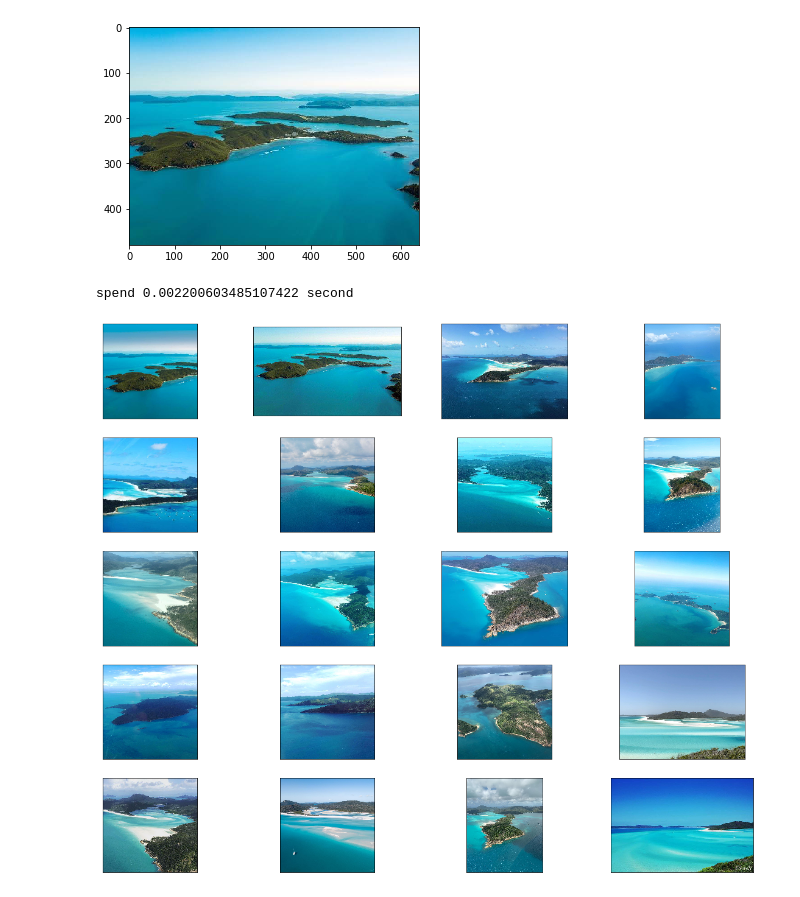
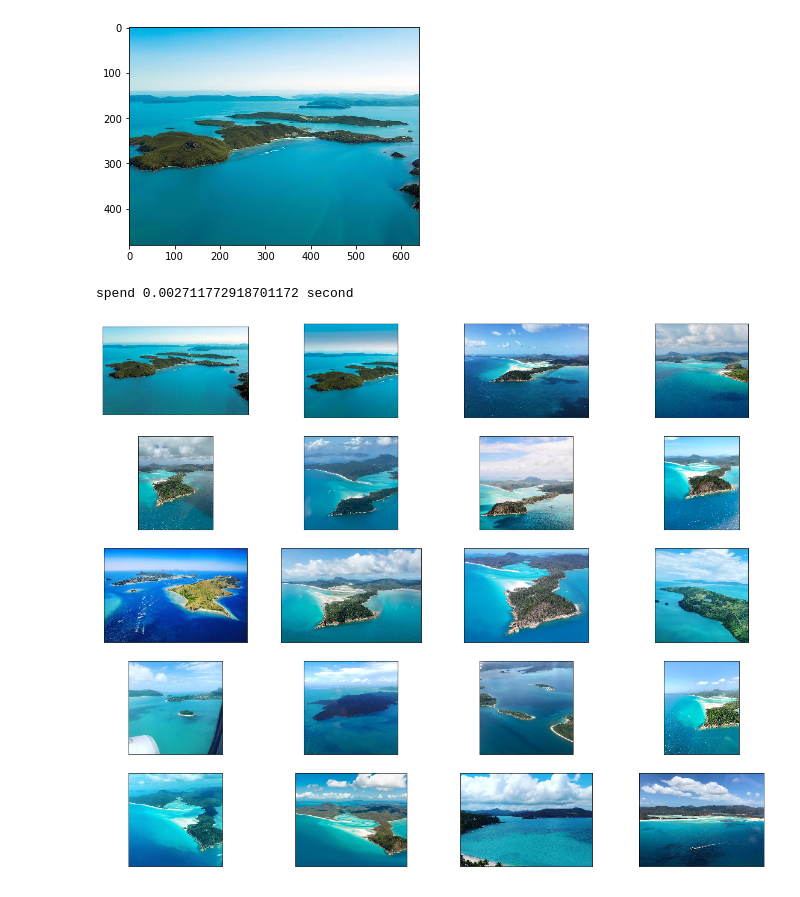
Before and after one commit to mondor/transferlearning-playground, a Jupyter notebook: Annoy.ipynb, the cells around one changed output. Cells and saved outputs as stored; diff of their text form; code cells hidden in the pictures.

```diff
--- a/Annoy.ipynb
+++ b/Annoy.ipynb
@@ -32,0 +26,6 @@ array([0.06972015, 0.11041936, 0.38075703, ..., 0.5695779 , 0.3578882 ,
+# %%
+
+first_key = next(iter(image_map_numpy))
+dimension = image_map_numpy[first_key].shape[0]
+
+print(dimension)
@@ -33,11 +34,11 @@ array([0.06972015, 0.11041936, 0.38075703, ..., 0.5695779 , 0.3578882 ,
 # %%
 from annoy import AnnoyIndex
 
-f = 2048
-t = AnnoyIndex(f, 'angular')  # Length of item vector that will be indexed
+
+annoy = AnnoyIndex(dimension, 'angular')  # Length of item vector that will be indexed
 # %%
 i_to_id = {}
 for i, (k, v) in enumerate(image_map_numpy.items()):
     i_to_id[i] = k
-    t.add_item(i, v)
+    annoy.add_item(i, v)
 # %%
@@ -53,12 +52,36 @@ True
 # %%
-model = torchvision.models.resnet50(pretrained=True)
+from torchvision import models
+def get_pretrain_model():
+
+    #return torchvision.models.mobilenet_v2(pretrained=True)
+
+    arch = 'resnet50'
+    # load the pre-trained weights
+    model_file = '%s_places365.pth.tar' % arch
+    if not os.access(model_file, os.W_OK):
+        weight_url = 'http://places2.csail.mit.edu/models_places365/' + model_file
+        os.system('wget ' + weight_url)
+
+    model = models.__dict__[arch](num_classes=365)
+    checkpoint = torch.load(model_file, map_location=lambda storage, loc: storage)
+    state_dict = {str.replace(k,'module.',''): v for k,v in checkpoint['state_dict'].items()}
+    model.load_state_dict(state_dict)
+    return model
+
+model = get_pretrain_model()
 feature_extraction_model = torch.nn.Sequential(*list(model.children())[:-1])
 feature_extraction_model.eval()
+
+
+
+
+
 normalize = transforms.Normalize(mean=[0.485, 0.456, 0.406],std=[0.229, 0.224, 0.225])
 inv_normalize = transforms.Normalize(
    mean=[-0.485/0.229, -0.456/0.224, -0.406/0.225],
    std=[1/0.229, 1/0.224, 1/0.225]
 )
+
 transformer = transforms.Compose([
     transforms.ToPILImage(),
     transforms.Resize((224, 224)),
@@ -92,29 +115,28 @@ print(vec.shape)
 # %% [output]
 (2048,)
 [figure]
-# %%
-import time
-
-t1 = time.time()
-neighbours = u.get_nns_by_vector(vec, 20)
-t2 = time.time()
-print('spend {} second'.format(t2-t1))
-# %% [output]
-spend 0.002200603485107422 second
 # %%
+import time
+
+t1 = time.time()
+neighbours = annoy.get_nns_by_vector(vec, 20)
+t2 = time.time()
+print('spend {} second'.format(t2-t1))
+
 def show_similar_images(neighbours):
     fig = plt.figure(figsize=(20, 20))
     cols = 4
     num_of_images = len(neighbours)
 
     for i, indx in enumerate(neighbours):
         _id = i_to_id[indx]
         ax = fig.add_subplot(num_of_images//cols+1, cols, i+1, xticks=[], yticks=[])
         file = os.path.join('data/all_images', _id + '.jpg')
         img = mpimg.imread(file)
         plt.imshow(img)
 
 
 show_similar_images(neighbours)
 # %% [output]
+spend 0.002711772918701172 second
-[figure, old version]
+[figure, new version]
```
Also changed, not shown: parts of 5 cells of this notebook, 12 other files.
